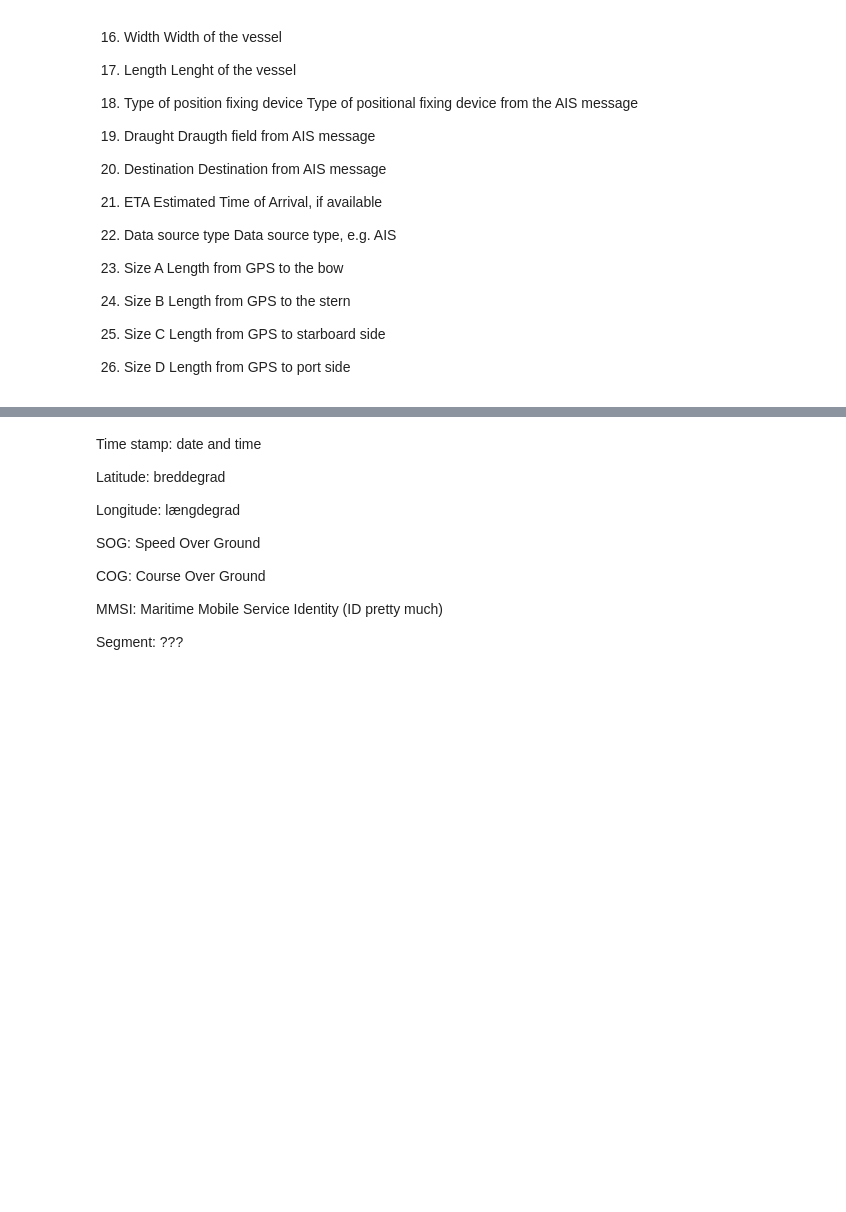
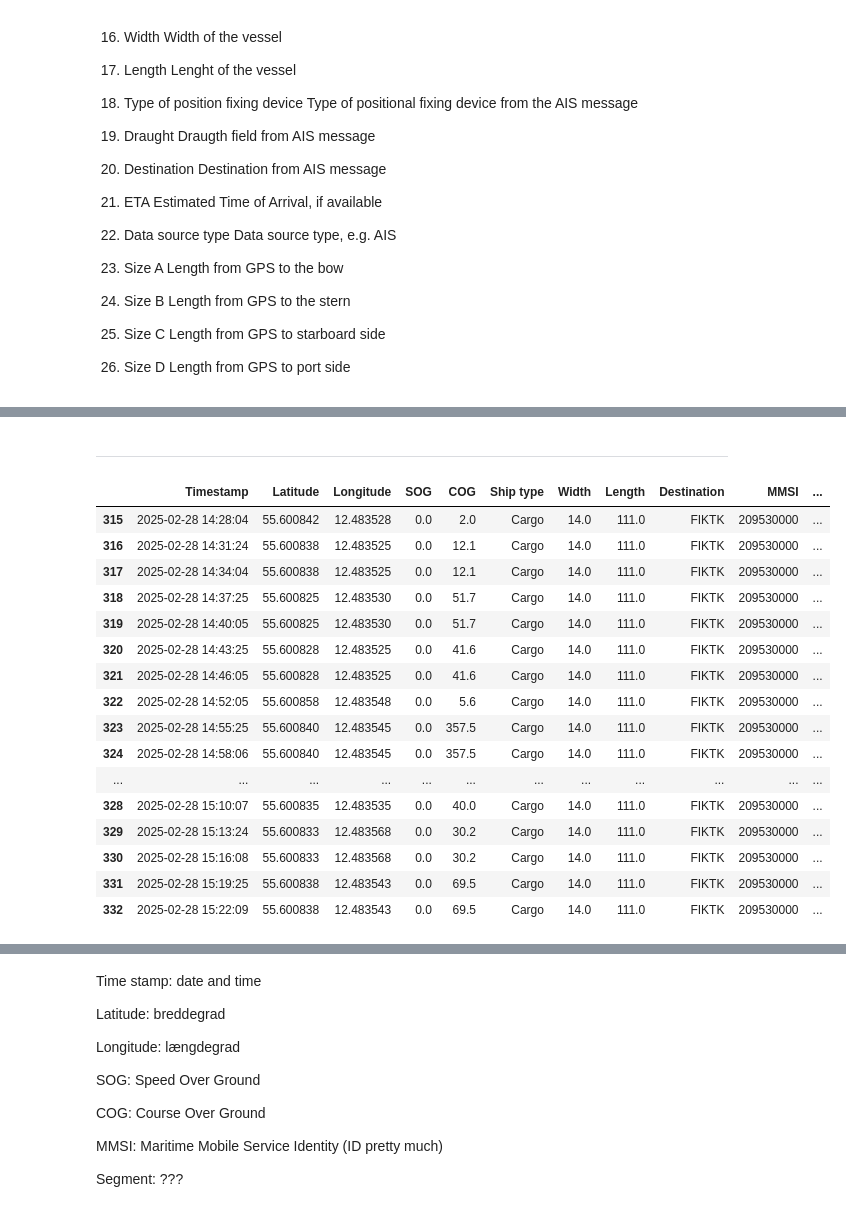
Before and after one commit to ChrAN103/Increasing-Maritime-Domain-Awareness-using-spatio-temporal-sequential-data, a Jupyter notebook: project_experiments.ipynb, the cells around one changed output, grey strips where cells are left out. Cells and saved outputs as stored; diff of their text form; code cells hidden in the pictures; blank space fills up the shorter version.

```diff
--- a/project_experiments.ipynb
+++ b/project_experiments.ipynb
@@ -82,0 +311,15 @@ df
+# %%
+# plot the first 5 segments of a vessel making sure the end and start points are clearly visible and not connected. It should be done in folium
+vessel_id = df['MMSI'].unique()[3] # Example vessel MMSI
+vessel_data = df[df['MMSI'] == vessel_id]
+vessel_data = vessel_data.sort_values(['Segment', 'Timestamp'])
+m = folium.Map(location=[vessel_data['Latitude'].mean(), vessel_data['Longitude'].mean()], zoom_start=6)
+segments = vessel_data['Segment'].unique()[:5]
+colors = ['red', 'blue', 'green', 'purple', 'orange']
+for i, seg in enumerate(segments):
+    seg_data = vessel_data[vessel_data['Segment'] == seg]
+    points = list(zip(seg_data['Latitude'], seg_data['Longitude']))
+    folium.PolyLine(points, color=colors[i], weight=5, opacity=0.8).add_to(m)
+    folium.Marker(points[0], icon=folium.Icon(color='black', icon='play')).add_to(m)
+    folium.Marker(points[-1], icon=folium.Icon(color='black', icon='stop')).add_to(m)
+m
@@ -82,0 +328,22 @@ df
+# %% [markdown]
+---
+# %%
+df[df["MMSI"] == vessel_id]
+# %% [output]
+|  | Timestamp | Latitude | Longitude | SOG | COG | Ship type | Width | Length | Destination | MMSI | ... |
+| 315 | 2025-02-28 14:28:04 | 55.600842 | 12.483528 | 0.0 | 2.0 | Cargo | 14.0 | 111.0 | FIKTK | 209530000 | ... |
+| 316 | 2025-02-28 14:31:24 | 55.600838 | 12.483525 | 0.0 | 12.1 | Cargo | 14.0 | 111.0 | FIKTK | 209530000 | ... |
+| 317 | 2025-02-28 14:34:04 | 55.600838 | 12.483525 | 0.0 | 12.1 | Cargo | 14.0 | 111.0 | FIKTK | 209530000 | ... |
+| 318 | 2025-02-28 14:37:25 | 55.600825 | 12.483530 | 0.0 | 51.7 | Cargo | 14.0 | 111.0 | FIKTK | 209530000 | ... |
+| 319 | 2025-02-28 14:40:05 | 55.600825 | 12.483530 | 0.0 | 51.7 | Cargo | 14.0 | 111.0 | FIKTK | 209530000 | ... |
+| 320 | 2025-02-28 14:43:25 | 55.600828 | 12.483525 | 0.0 | 41.6 | Cargo | 14.0 | 111.0 | FIKTK | 209530000 | ... |
+| 321 | 2025-02-28 14:46:05 | 55.600828 | 12.483525 | 0.0 | 41.6 | Cargo | 14.0 | 111.0 | FIKTK | 209530000 | ... |
+| 322 | 2025-02-28 14:52:05 | 55.600858 | 12.483548 | 0.0 | 5.6 | Cargo | 14.0 | 111.0 | FIKTK | 209530000 | ... |
+| 323 | 2025-02-28 14:55:25 | 55.600840 | 12.483545 | 0.0 | 357.5 | Cargo | 14.0 | 111.0 | FIKTK | 209530000 | ... |
+| 324 | 2025-02-28 14:58:06 | 55.600840 | 12.483545 | 0.0 | 357.5 | Cargo | 14.0 | 111.0 | FIKTK | 209530000 | ... |
+| ... | ... | ... | ... | ... | ... | ... | ... | ... | ... | ... | ... |
+| 328 | 2025-02-28 15:10:07 | 55.600835 | 12.483535 | 0.0 | 40.0 | Cargo | 14.0 | 111.0 | FIKTK | 209530000 | ... |
+| 329 | 2025-02-28 15:13:24 | 55.600833 | 12.483568 | 0.0 | 30.2 | Cargo | 14.0 | 111.0 | FIKTK | 209530000 | ... |
+| 330 | 2025-02-28 15:16:08 | 55.600833 | 12.483568 | 0.0 | 30.2 | Cargo | 14.0 | 111.0 | FIKTK | 209530000 | ... |
+| 331 | 2025-02-28 15:19:25 | 55.600838 | 12.483543 | 0.0 | 69.5 | Cargo | 14.0 | 111.0 | FIKTK | 209530000 | ... |
+| 332 | 2025-02-28 15:22:09 | 55.600838 | 12.483543 | 0.0 | 69.5 | Cargo | 14.0 | 111.0 | FIKTK | 209530000 | ... |
```
Also changed, not shown: parts of 25 cells of this notebook.
